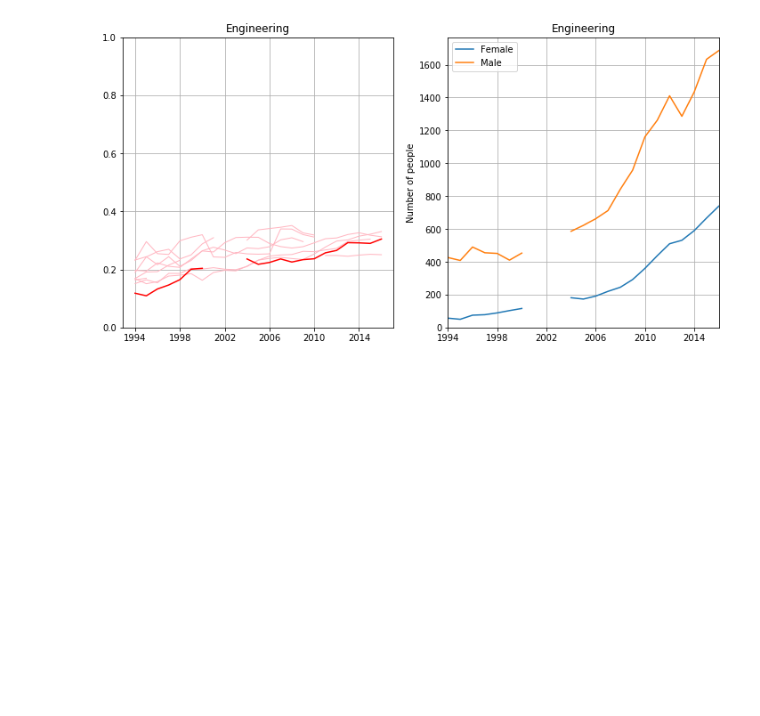
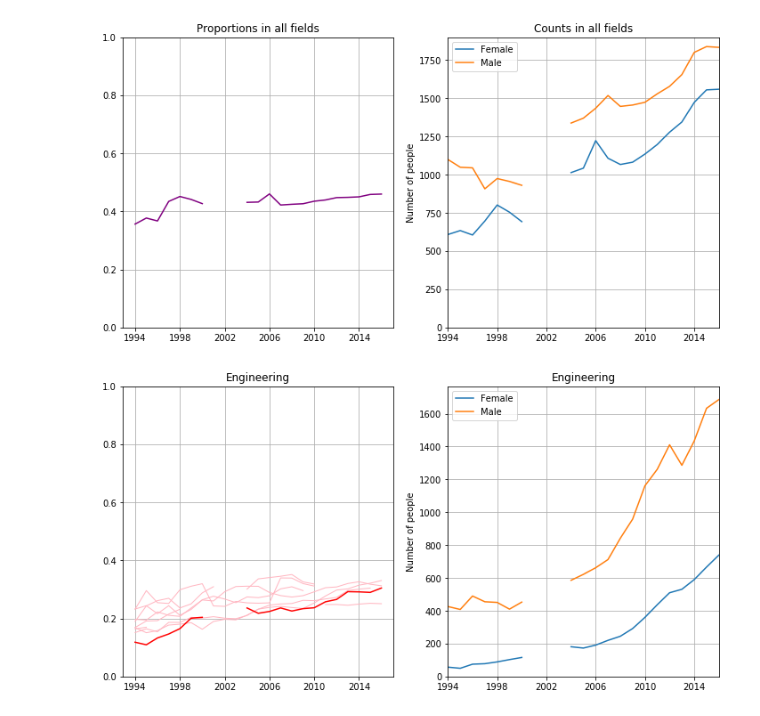
Before and after one commit to spec-journalism/gss-diversity, a Jupyter notebook: notebooks/findings.ipynb, the cells around one changed output. Saved outputs shown, nothing was run; the diff lists cells and outputs as text; code cells hidden in the pictures; blank space fills up the shorter version.

```diff
--- a/notebooks/findings.ipynb
+++ b/notebooks/findings.ipynb
@@ -343,3 +438,9 @@ for broad_name in ORIGINAL_BROADS.keys():
+# %%
+_, ax = subplots(2)
+plot_total_proportions(ax[0])
+plot_total_counts(ax[1])
+# %% [output]
+[figure, added]
 # %%
 plot_broads_pairs(['Engineering'])
 # %% [output]
```
Also changed, not shown: parts of 39 cells of this notebook.
